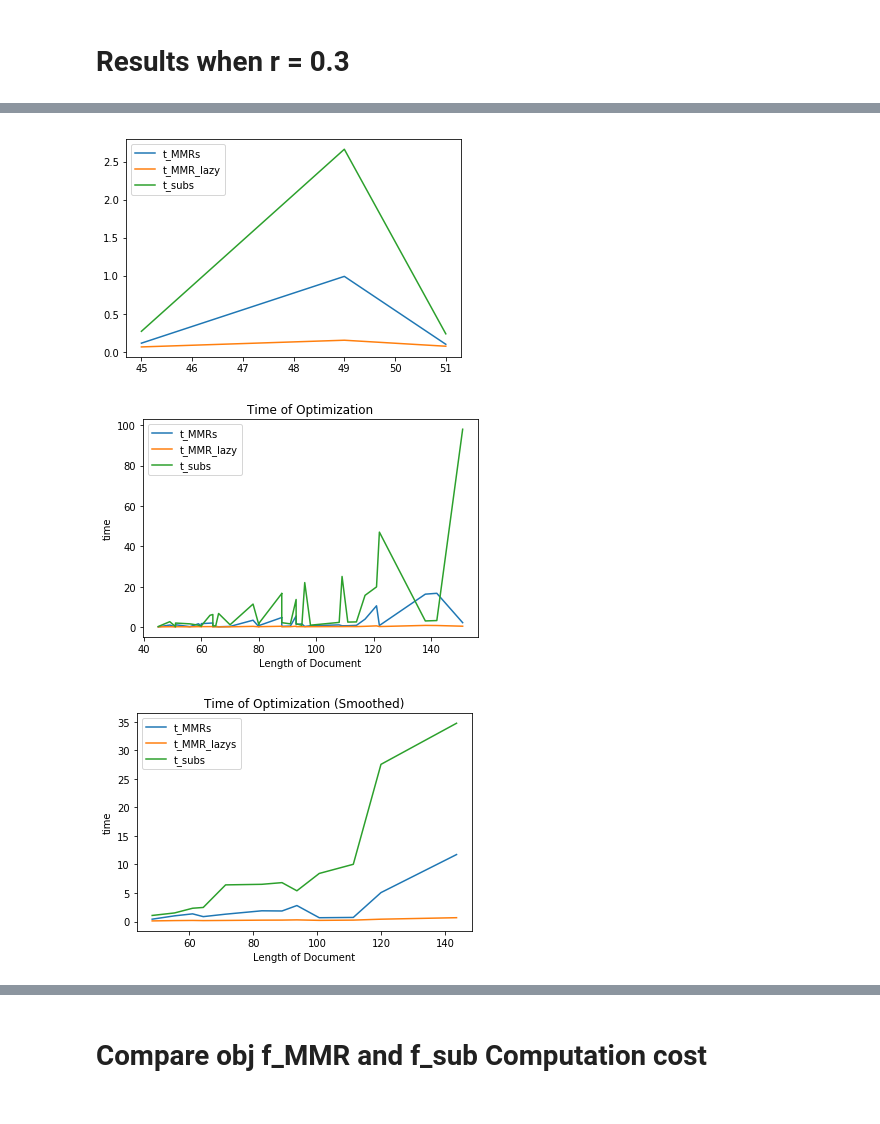
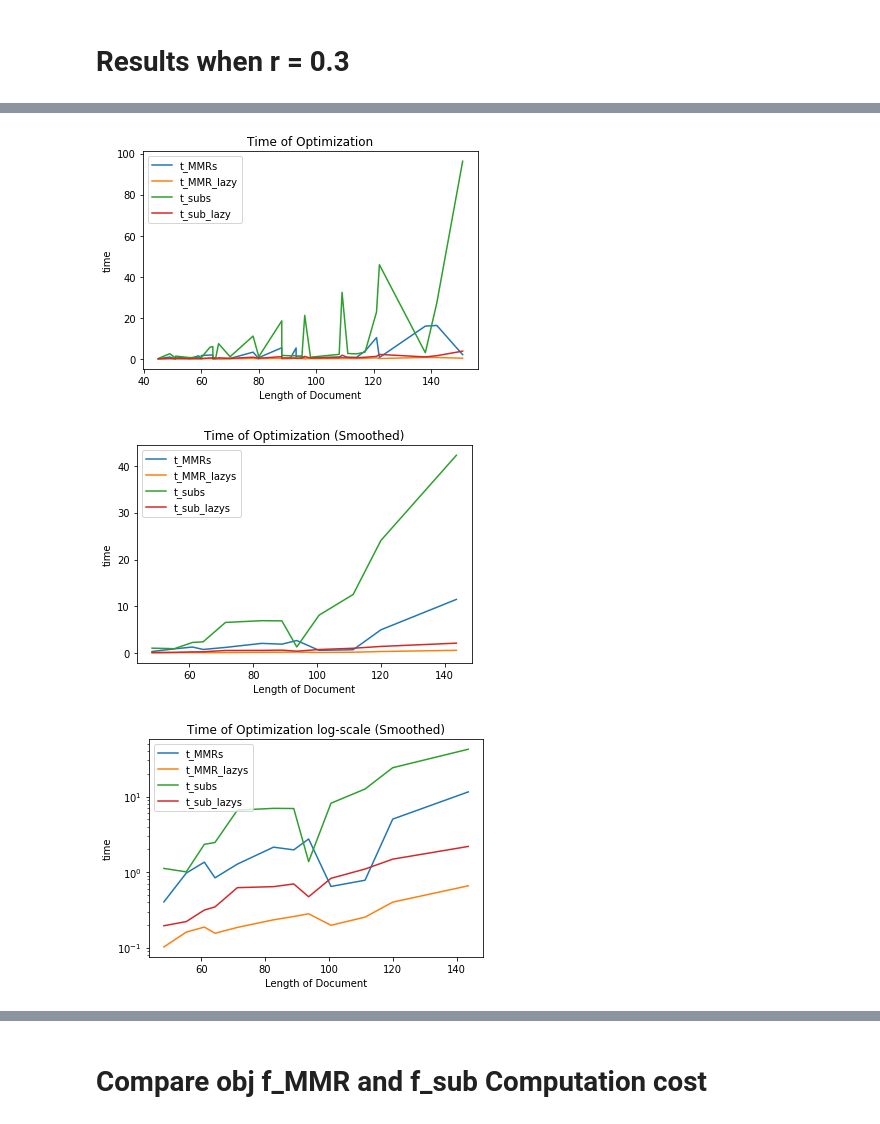
Before and after one commit to aChrisChen/DocumentSummarization, a Jupyter notebook: Experiments_lazy_double_nobudget.ipynb, the cells around one changed output, grey strips where cells are left out. Saved outputs shown, nothing was run; the diff lists cells and outputs as text; code cells hidden in the pictures.

```diff
--- a/Experiments_lazy_double_nobudget.ipynb
+++ b/Experiments_lazy_double_nobudget.ipynb
@@ -201,54 +187,64 @@ plt.show()
 # %%
+
 nbr_sent = np.array(res_r03["nbr_sentences"])
-argsorted = np.argsort(nbr_sent)[0:3]
-nbr_sent_sorted = res_r03["nbr_sentences"][argsorted]
-rouge_MMRs_sent = res_r03["t_MMRs"][argsorted]
-rouge_MMRs_lazy_sent = res_r03["t_MMR_lazy"][argsorted]
-rouge_subs_sent = res_r03["t_subs"][argsorted]
+argsorted = np.argsort(nbr_sent)[:-10]
+nbr_sent_sorted = np.array(res_r03["nbr_sentences"][argsorted])
+rouge_MMRs_sent = np.array(res_r03["t_MMRs"][argsorted])
+rouge_MMR_lazys_sent = np.array(res_r03["t_MMR_lazy"][argsorted])
+rouge_subs_sent = np.array(res_r03["t_subs"][argsorted])
+rouge_sub_lazys_sent = np.array(res_r03["t_sub_lazy"][argsorted])
 
+plt.title("Time of Optimization")
+plt.xlabel("Length of Document")
+plt.ylabel("time")
 plt.plot(nbr_sent_sorted, rouge_MMRs_sent, label = "t_MMRs")
-plt.plot(nbr_sent_sorted, rouge_MMRs_lazy_sent, label = "t_MMR_lazy")
+plt.plot(nbr_sent_sorted, rouge_MMR_lazys_sent, label = "t_MMR_lazy")
 plt.plot(nbr_sent_sorted, rouge_subs_sent, label = "t_subs")
+plt.plot(nbr_sent_sorted, rouge_sub_lazys_sent, label = "t_sub_lazy")
 plt.legend()
-plt.show()
+# plt.show()
+plt.draw()
+plt.savefig("Time_of_Optimization_no_smooth", dpi = 300)
 # %% [output]
-[figure, old version]
+[figure, new version]
 # %%
+x = np.mean(nbr_sent_sorted.reshape(-1, 3), axis=1)
+y1 = np.mean(rouge_MMRs_sent.reshape(-1, 3), axis=1)
+y2 = np.mean(rouge_MMR_lazys_sent.reshape(-1, 3), axis=1)
+y3 = np.mean(rouge_subs_sent.reshape(-1, 3), axis=1)
+y4 = np.mean(rouge_sub_lazys_sent.reshape(-1, 3), axis=1)
 
-nbr_sent = np.array(res_r03["nbr_sentences"])
-argsorted = np.argsort(nbr_sent)[:-10]
-nbr_sent_sorted = np.array(res_r03["nbr_sentences"][argsorted])
-rouge_MMRs_sent = np.array(res_r03["t_MMRs"][argsorted])
-rouge_MMR_lazys_sent = np.array(res_r03["t_MMR_lazy"][argsorted])
-rouge_subs_sent = np.array(res_r03["t_subs"][argsorted])
-
-plt.title("Time of Optimization")
+plt.title("Time of Optimization (Smoothed)")
 plt.xlabel("Length of Document")
 plt.ylabel("time")
-plt.plot(nbr_sent_sorted, rouge_MMRs_sent, label = "t_MMRs")
-plt.plot(nbr_sent_sorted, rouge_MMR_lazys_sent, label = "t_MMR_lazy")
-plt.plot(nbr_sent_sorted, rouge_subs_sent, label = "t_subs")
+plt.plot(x, y1, label = "t_MMRs")
+plt.plot(x, y2, label = "t_MMR_lazys")
+plt.plot(x, y3, label = "t_subs")
+plt.plot(x, y4, label = "t_sub_lazys")
 plt.legend()
 # plt.show()
 plt.draw()
-plt.savefig("Time_of_Optimization_no_smooth", dpi = 300)
+plt.savefig("Time_of_Optimization", dpi = 300)
 # %% [output]
-[figure, old version]
+[figure, new version]
 # %%
 x = np.mean(nbr_sent_sorted.reshape(-1, 3), axis=1)
 y1 = np.mean(rouge_MMRs_sent.reshape(-1, 3), axis=1)
 y2 = np.mean(rouge_MMR_lazys_sent.reshape(-1, 3), axis=1)
 y3 = np.mean(rouge_subs_sent.reshape(-1, 3), axis=1)
+y4 = np.mean(rouge_sub_lazys_sent.reshape(-1, 3), axis=1)
 
-plt.title("Time of Optimization (Smoothed)")
+plt.title("Time of Optimization log-scale (Smoothed)")
 plt.xlabel("Length of Document")
 plt.ylabel("time")
+plt.yscale('log')
 plt.plot(x, y1, label = "t_MMRs")
 plt.plot(x, y2, label = "t_MMR_lazys")
 plt.plot(x, y3, label = "t_subs")
+plt.plot(x, y4, label = "t_sub_lazys")
 plt.legend()
+plt.draw()
 # plt.show()
-plt.draw()
-plt.savefig("Time_of_Optimization", dpi = 300)
+plt.savefig("Time_of_Optimization_log", dpi = 300)
 # %% [output]
-[figure, old version]
+[figure, new version]
```
Also changed, not shown: parts of 19 cells of this notebook.
